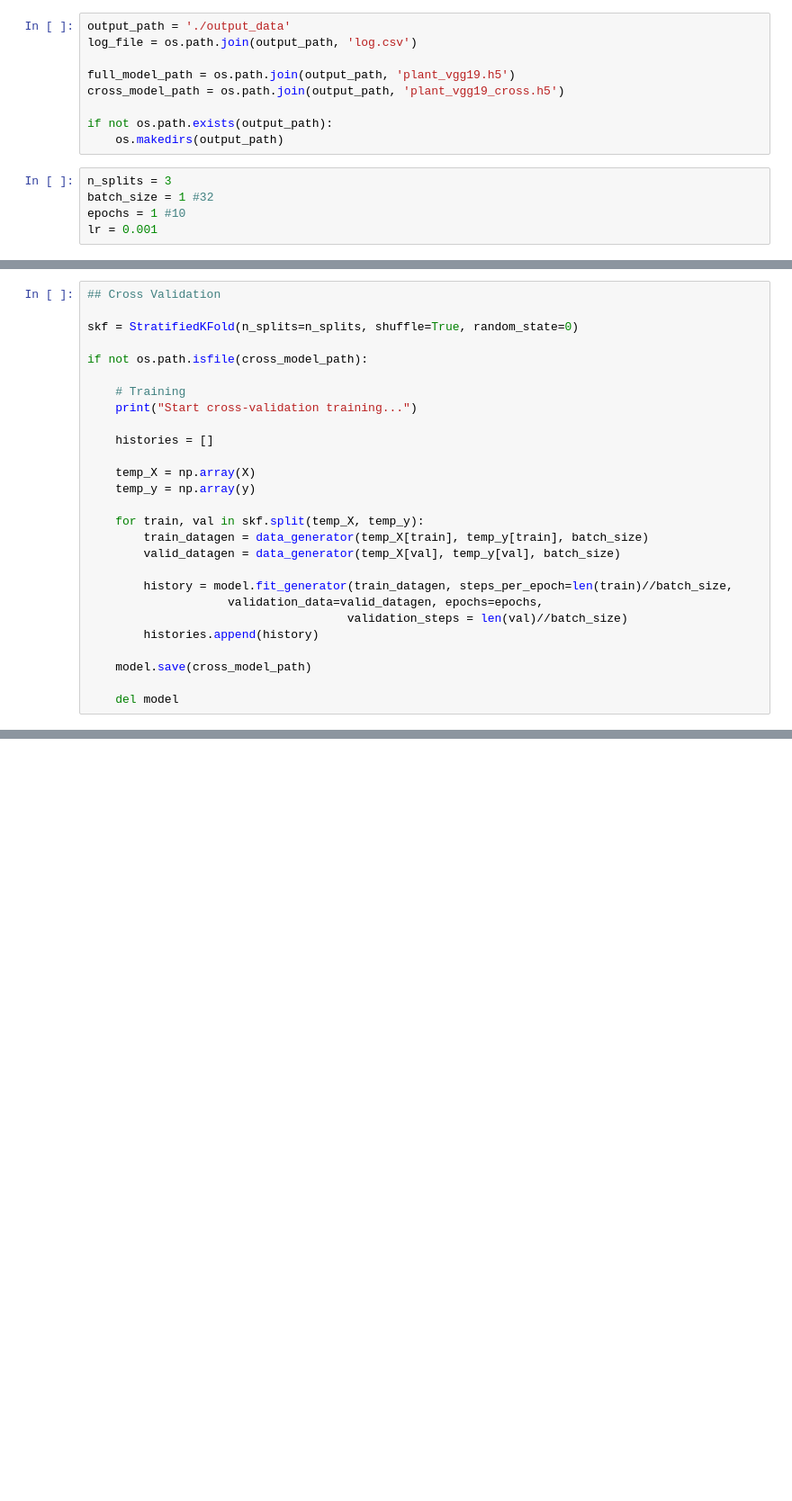
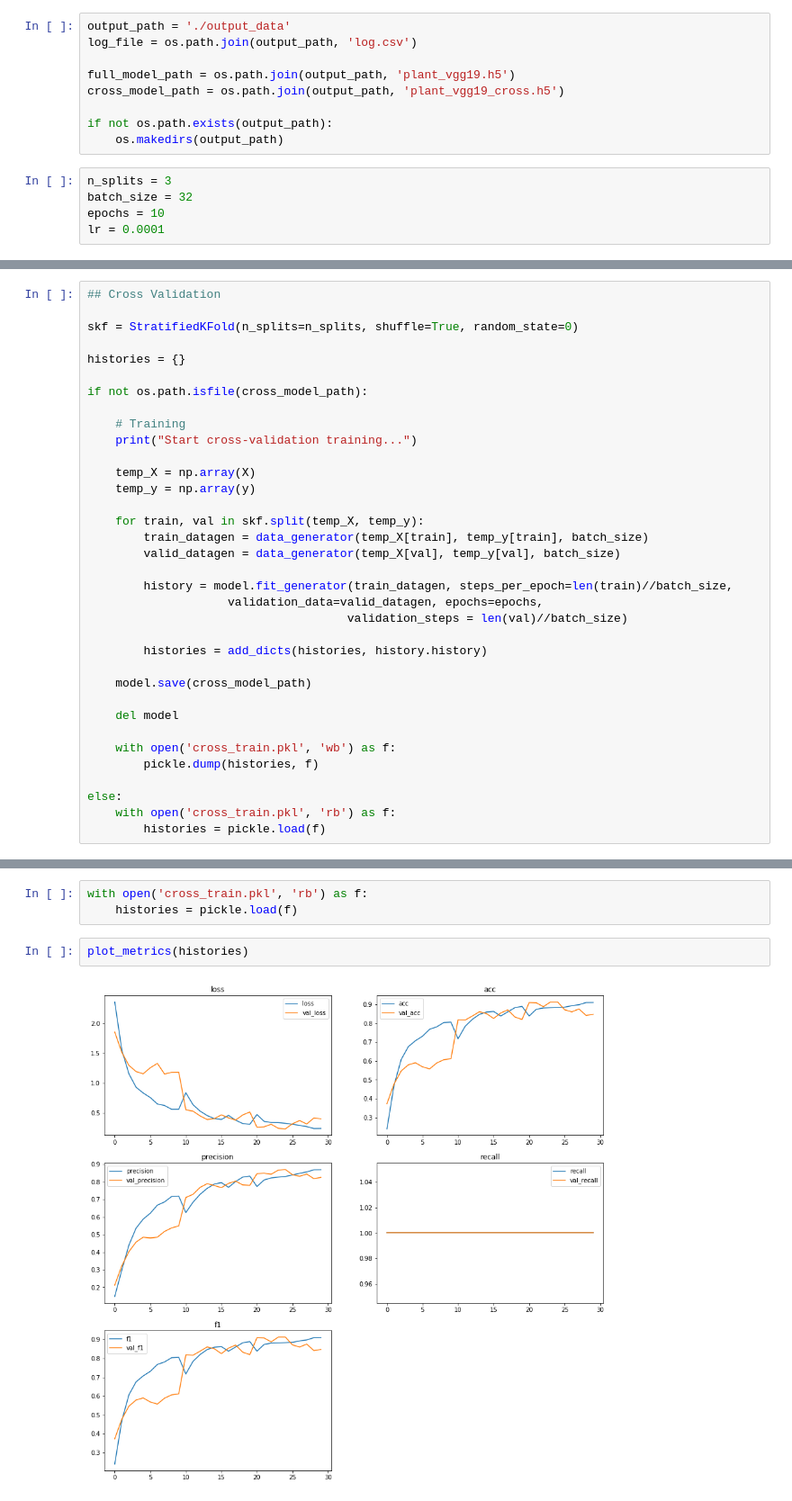
Before and after one commit to sandeepgogadi/Plant-Seedlings-Classification, a Jupyter notebook: Plant Seedlings.ipynb, the cells around one changed output, grey strips where cells are left out. Shown at 90% size. Drawn from its saved outputs; the diff is of its cells as text; blank space fills up the shorter version.

Commit message:
Second Training

```diff
--- a/Plant Seedlings.ipynb
+++ b/Plant Seedlings.ipynb
@@ -264,8 +364,8 @@ if not os.path.exists(output_path):
     os.makedirs(output_path)
 # %%
 n_splits = 3
-batch_size = 1 #32
-epochs = 1 #10
-lr = 0.001
+batch_size = 32
+epochs = 10
+lr = 0.0001
 # %%
 model = get_model(lr)
@@ -274,12 +392,12 @@ model = get_model(lr)
 
 skf = StratifiedKFold(n_splits=n_splits, shuffle=True, random_state=0)
 
+histories = {}
+
 if not os.path.isfile(cross_model_path):
 
     # Training
     print("Start cross-validation training...")
-
-    histories = []
 
     temp_X = np.array(X)
     temp_y = np.array(y)
@@ -291,8 +409,16 @@ if not os.path.isfile(cross_model_path):
         history = model.fit_generator(train_datagen, steps_per_epoch=len(train)//batch_size,
                     validation_data=valid_datagen, epochs=epochs,
                                      validation_steps = len(val)//batch_size)
-        histories.append(history)
+
+        histories = add_dicts(histories, history.history)
 
     model.save(cross_model_path)
 
     del model
+
+    with open('cross_train.pkl', 'wb') as f:
+        pickle.dump(histories, f)
+
+else:
+    with open('cross_train.pkl', 'rb') as f:
+        histories = pickle.load(f)
@@ -298,0 +443,7 @@ if not os.path.isfile(cross_model_path):
+# %%
+with open('cross_train.pkl', 'rb') as f:
+    histories = pickle.load(f)
+# %%
+plot_metrics(histories)
+# %% [output]
+[figure, added]
```
Also changed, not shown: parts of 22 cells of this notebook.
